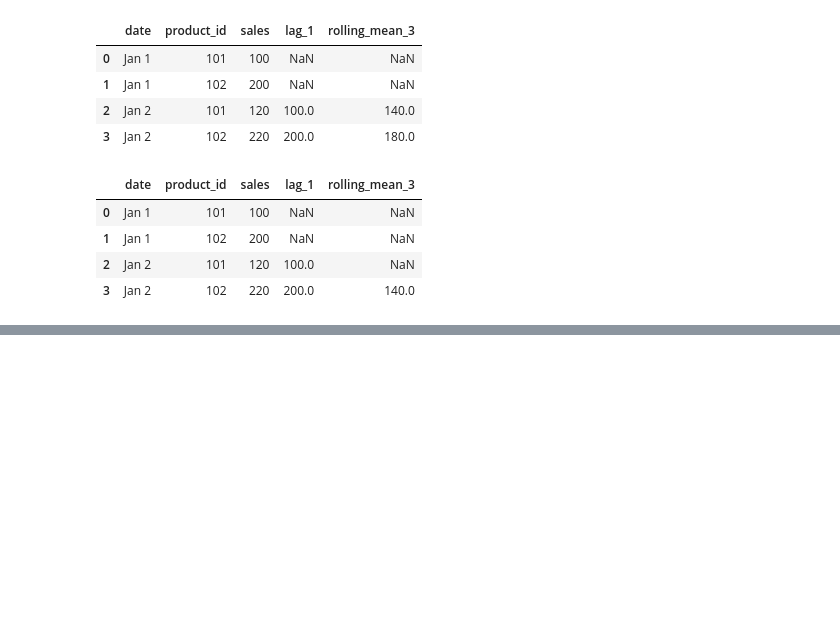
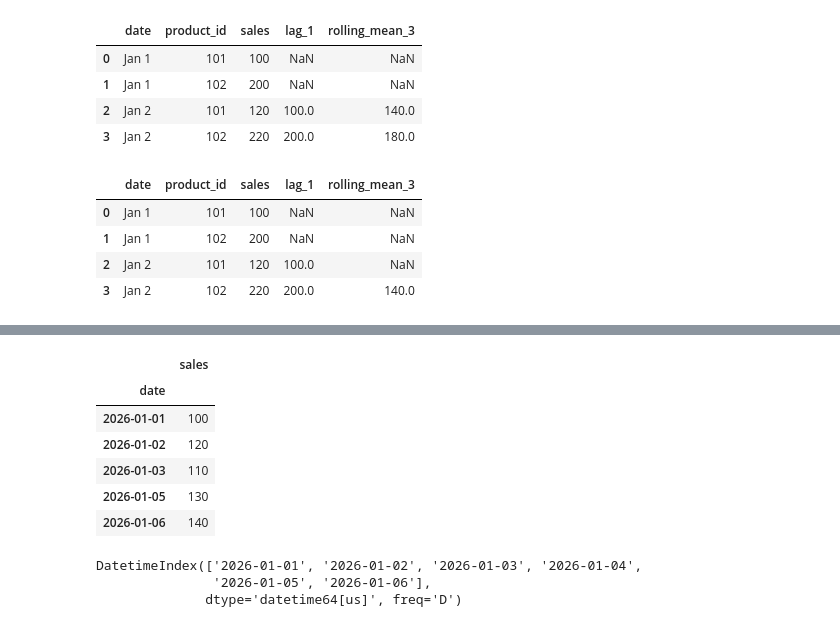
Before and after one commit to amitskingh/aiml-lab, a Jupyter notebook: pandas/001-sql-pandas.ipynb, the cells around one changed output, grey strips where cells are left out. Saved outputs shown, nothing was run; the diff lists cells and outputs as text; code cells hidden in the pictures; blank space fills up the shorter version.

```diff
--- a/pandas/001-sql-pandas.ipynb
+++ b/pandas/001-sql-pandas.ipynb
@@ -336,0 +376,24 @@ df
+# %%
+df.reset_index(drop=True, inplace=True)
+df.set_index('date', inplace=True)
+df
+# %% [output]
+|  | sales |
+| date |  |
+| 2026-01-01 | 100 |
+| 2026-01-02 | 120 |
+| 2026-01-03 | 110 |
+| 2026-01-05 | 130 |
+| 2026-01-06 | 140 |
+# %%
+full_dates = pd.date_range(
+    start=df.index.min(),
+    end=df.index.max(),
+    freq="D"
+)
+
+full_dates
+# %% [output]
+DatetimeIndex(['2026-01-01', '2026-01-02', '2026-01-03', '2026-01-04',
+               '2026-01-05', '2026-01-06'],
+              dtype='datetime64[us]', freq='D')
```
Also changed, not shown: parts of 11 cells of this notebook, 2 other files.
